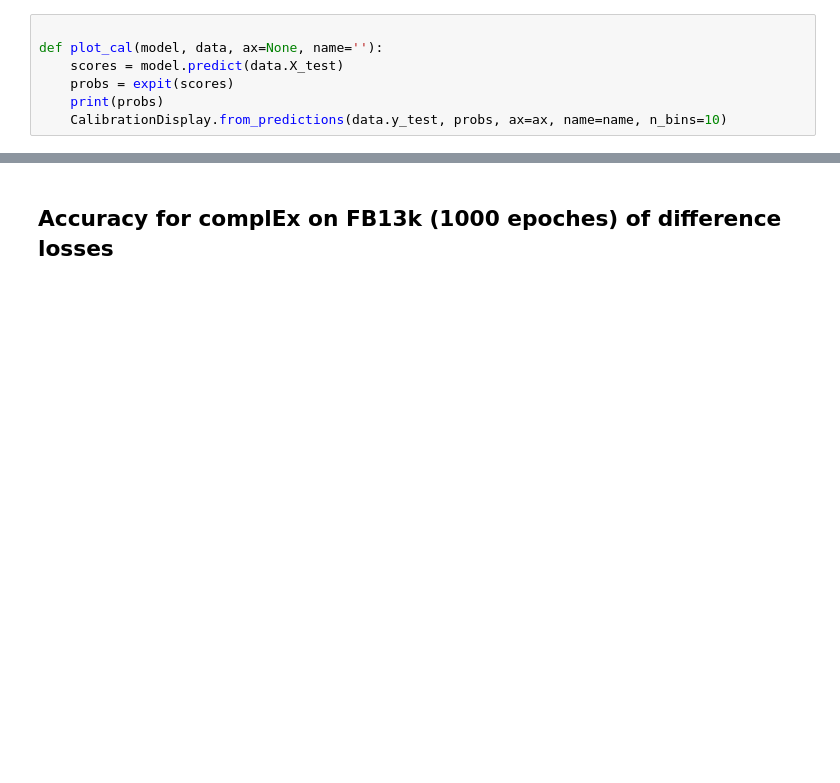
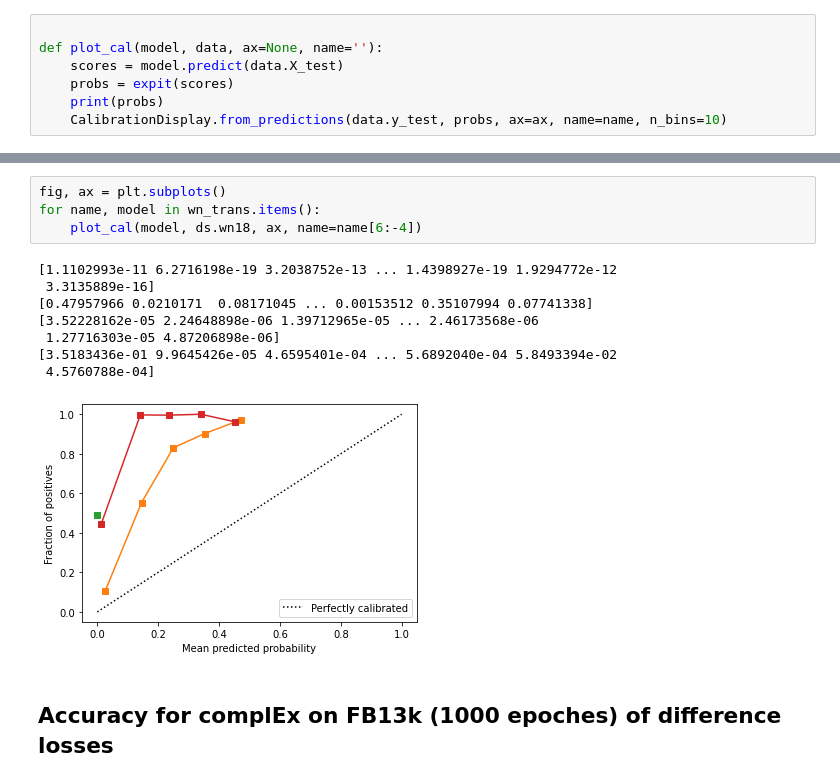
Before and after one commit to TREAT-UOE/kgcal, a Jupyter notebook: notebooks/exp8.ipynb, the cells around one changed output, grey strips where cells are left out. Drawn from its saved outputs; the diff is of its cells as text; blank space fills up the shorter version.

```diff
--- a/notebooks/exp8.ipynb
+++ b/notebooks/exp8.ipynb
@@ -69,3 +58,16 @@ plot_cal(wn_trans[3], ds.wn18, ax, 'self_adv')
+# %%
+fig, ax = plt.subplots()
+for name, model in wn_trans.items():
+    plot_cal(model, ds.wn18, ax, name=name[6:-4])
+# %% [output]
+[1.1102993e-11 6.2716198e-19 3.2038752e-13 ... 1.4398927e-19 1.9294772e-12
+ 3.3135889e-16]
+[0.47957966 0.0210171  0.08171045 ... 0.00153512 0.35107994 0.07741338]
+[3.52228162e-05 2.24648898e-06 1.39712965e-05 ... 2.46173568e-06
+ 1.27716303e-05 4.87206898e-06]
+[3.5183436e-01 9.9645426e-05 4.6595401e-04 ... 5.6892040e-04 5.8493394e-02
+ 4.5760788e-04]
+[figure, added]
 # %% [markdown]
 ## Accuracy for complEx on FB13k (1000 epoches) of difference losses
 # %%
```
Also changed, not shown: parts of 12 cells of this notebook, 1 other file.
